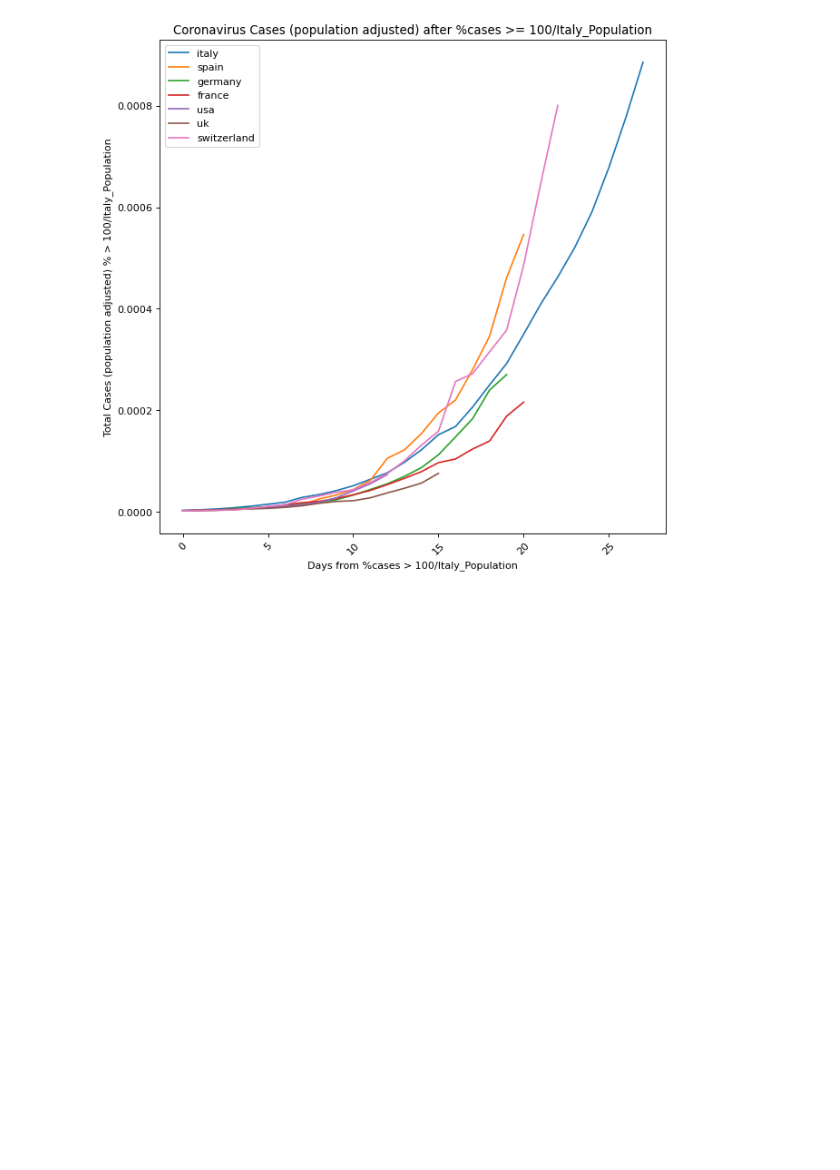
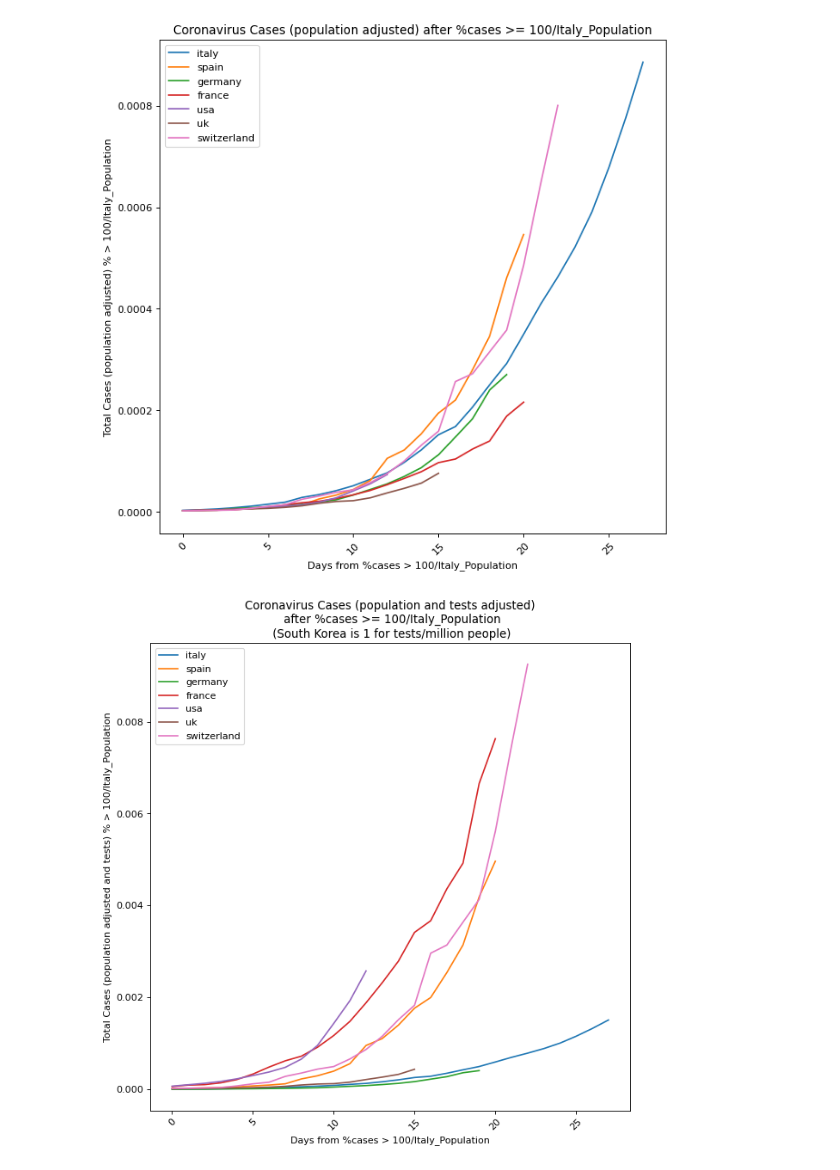
Before and after one commit to mementum/coronacharts, a Jupyter notebook: coronacharts.ipynb, the cells around one changed output. Saved outputs shown, nothing was run; the diff lists cells and outputs as text; code cells hidden in the pictures; blank space fills up the shorter version.

```diff
--- a/coronacharts.ipynb
+++ b/coronacharts.ipynb
@@ -9,6 +9,19 @@ categories = [
     'Mar 14', 'Mar 15', 'Mar 16', 'Mar 17', 'Mar 18', 'Mar 19', 'Mar 20',
     'Mar 21',
 ]
+# %%
+south_korea_tests = 5832
+tests_million = {
+    'italy': 3423,
+    'germany': 3859,
+    'spain': 642,
+    'uk': 1007,
+    'france': 165,
+    'usa': 166,
+    'switzerland': 505,
+}
+
+tests_adjusted = {k: v/south_korea_tests for k, v in tests_million.items()}
 # %%
 countries = {
     'italy': {
@@ -191,3 +204,29 @@ plt.legend(**legendkwargs)
 plt.show()
 # %% [output]
 [figure]
+# %%
+fig = plt.figure(**figkwargs)
+explodes = 100 / countries['italy']['population']
+for country, cproperties in countries.items():
+    population = cproperties['population']
+    try:
+        testadj = tests_adjusted[country]
+    except KeyError:
+        continue
+    data = cproperties['data']
+    data = [x/population for x in data if x/population >= explodes]
+    data = [x/testadj for x in data]
+    data += [float('NaN')] * (len(categories) - len(data))
+    plt.plot(range(len(categories)), data, label=country)
+
+
+plt.title(('Coronavirus Cases (population and tests adjusted)\n'
+           ' after %cases >= 100/Italy_Population\n'
+           ' (South Korea is 1 for tests/million people)'))
+plt.ylabel('Total Cases (population adjusted and tests) % > 100/Italy_Population')
+plt.xlabel('Days from %cases > 100/Italy_Population')
+plt.xticks(**xtickskwargs)
+plt.legend(**legendkwargs)
+plt.show()
+# %% [output]
+[figure, added]
```
Also changed, not shown: parts of 1 cell of this notebook.
